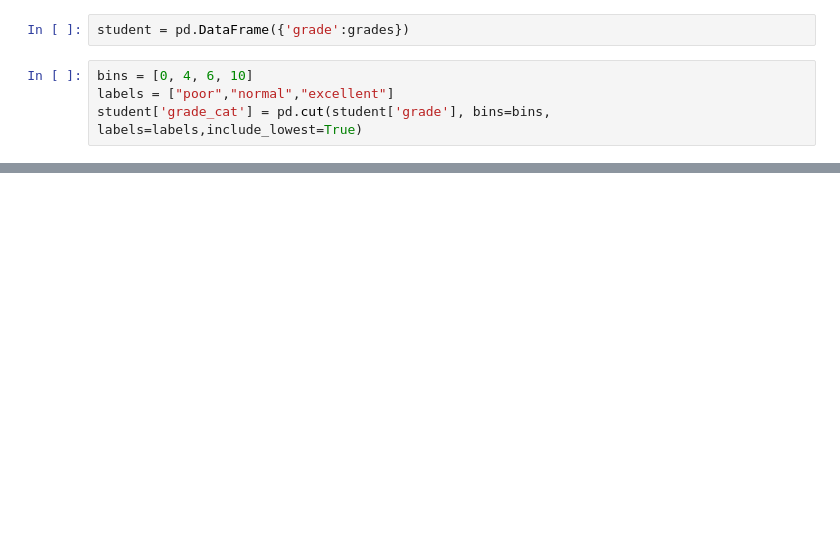
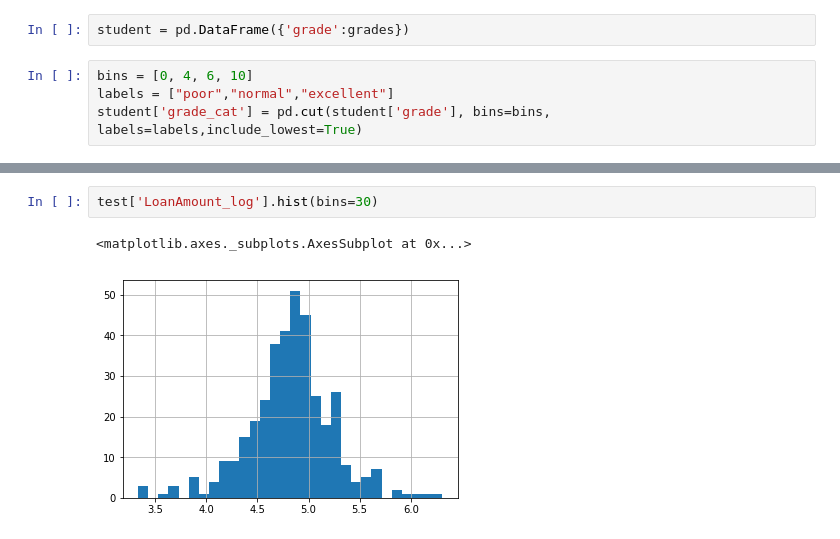
Before and after one commit to SwatiModi/loan-prediction, a Jupyter notebook: Loan.ipynb, the cells around one changed output, grey strips where cells are left out. Saved outputs shown, nothing was run; the diff lists cells and outputs as text; blank space fills up the shorter version.

```diff
--- a/Loan.ipynb
+++ b/Loan.ipynb
@@ -436,0 +606,5 @@ Categories (3, object): [poor < normal < excellent]
+# %%
+test['LoanAmount_log'].hist(bins=30)
+# %% [output]
+<matplotlib.axes._subplots.AxesSubplot at 0x...>
+[figure, added]
```
Also changed, not shown: parts of 62 cells of this notebook, 1 other file.
